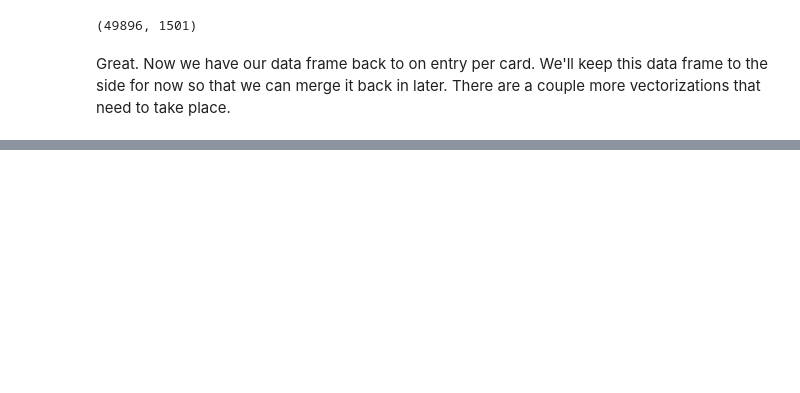
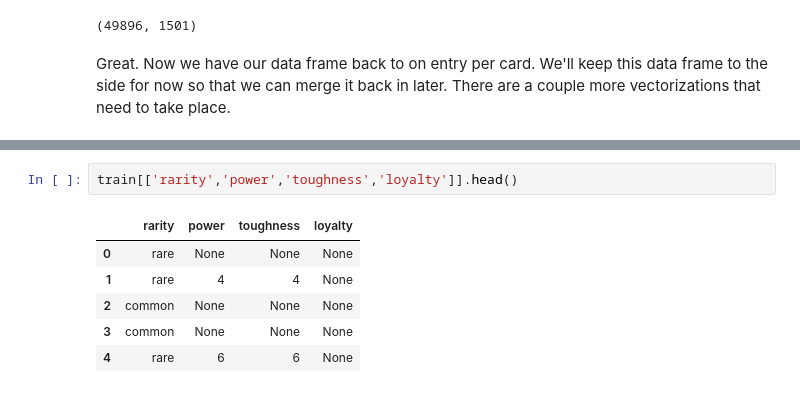
Before and after one commit to ParkedHampster/Spell-Trends, a Jupyter notebook: 2_Modeling.ipynb, the cells around one changed output, grey strips where cells are left out. Drawn from its saved outputs; the diff is of its cells as text; blank space fills up the shorter version.

```diff
--- a/2_Modeling.ipynb
+++ b/2_Modeling.ipynb
@@ -323,0 +466,9 @@ more vectorizations that need to take place.
+# %%
+train[['rarity','power','toughness','loyalty']].head()
+# %% [output]
+|  | rarity | power | toughness | loyalty |
+| 0 | rare | None | None | None |
+| 1 | rare | 4 | 4 | None |
+| 2 | common | None | None | None |
+| 3 | common | None | None | None |
+| 4 | rare | 6 | 6 | None |
```
Also changed, not shown: parts of 20 cells of this notebook.
